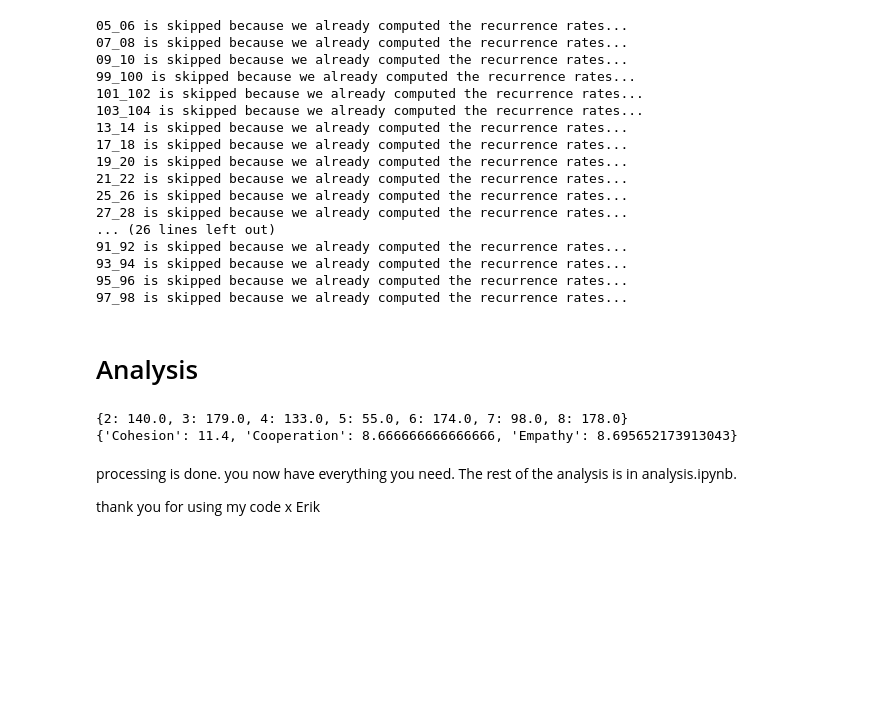
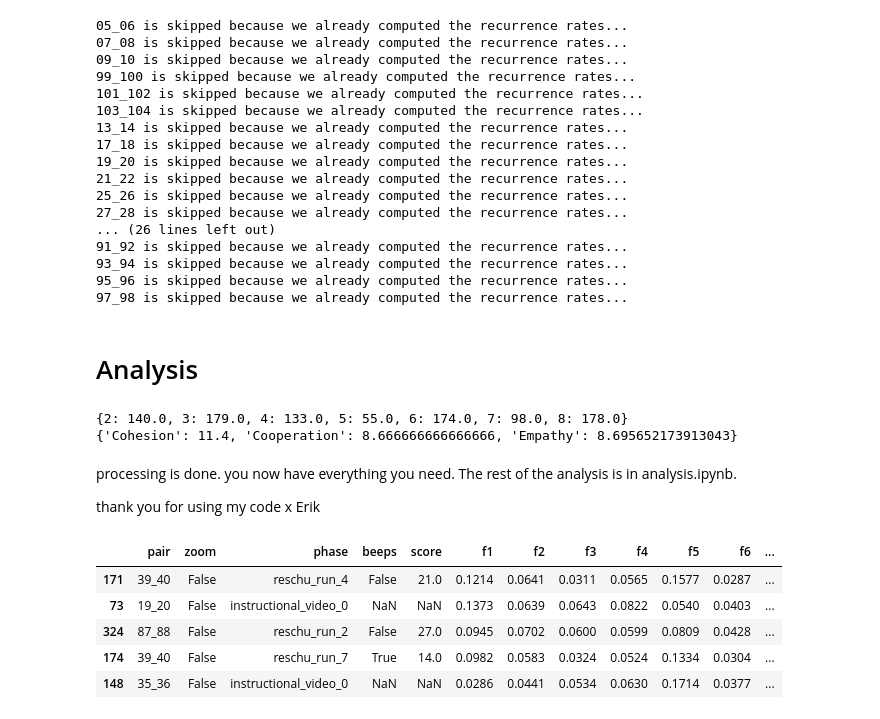
Before and after one commit to erikfrohn/facial-expression-interpersonal-association, a Jupyter notebook: main.ipynb, the cells around one changed output. Saved outputs shown, nothing was run; the diff lists cells and outputs as text; code cells hidden in the pictures; blank space fills up the shorter version.

```diff
--- a/main.ipynb
+++ b/main.ipynb
@@ -669,3 +675,15 @@ processing is done. you now have everything you need. The rest of the analysis i
 
 
 thank you for using my code x Erik
+# %%
+df = pd.read_csv('results/NEM excl/crqa_NEM-_overall.csv')
+df['RR'] = df['f1'] + df['f2'] + df['f3'] + df['f4'] + df['f5'] + df['f6']
+df = df.sort_values('RR', ascending=False)
+df.head()
+# %% [output]
+|  | pair | zoom | phase | beeps | score | f1 | f2 | f3 | f4 | f5 | f6 | ... |
+| 171 | 39_40 | False | reschu_run_4 | False | 21.0 | 0.1214 | 0.0641 | 0.0311 | 0.0565 | 0.1577 | 0.0287 | ... |
+| 73 | 19_20 | False | instructional_video_0 | NaN | NaN | 0.1373 | 0.0639 | 0.0643 | 0.0822 | 0.0540 | 0.0403 | ... |
+| 324 | 87_88 | False | reschu_run_2 | False | 27.0 | 0.0945 | 0.0702 | 0.0600 | 0.0599 | 0.0809 | 0.0428 | ... |
+| 174 | 39_40 | False | reschu_run_7 | True | 14.0 | 0.0982 | 0.0583 | 0.0324 | 0.0524 | 0.1334 | 0.0304 | ... |
+| 148 | 35_36 | False | instructional_video_0 | NaN | NaN | 0.0286 | 0.0441 | 0.0534 | 0.0630 | 0.1714 | 0.0377 | ... |
```
Also changed, not shown: parts of 3 cells of this notebook, 1 other file.
